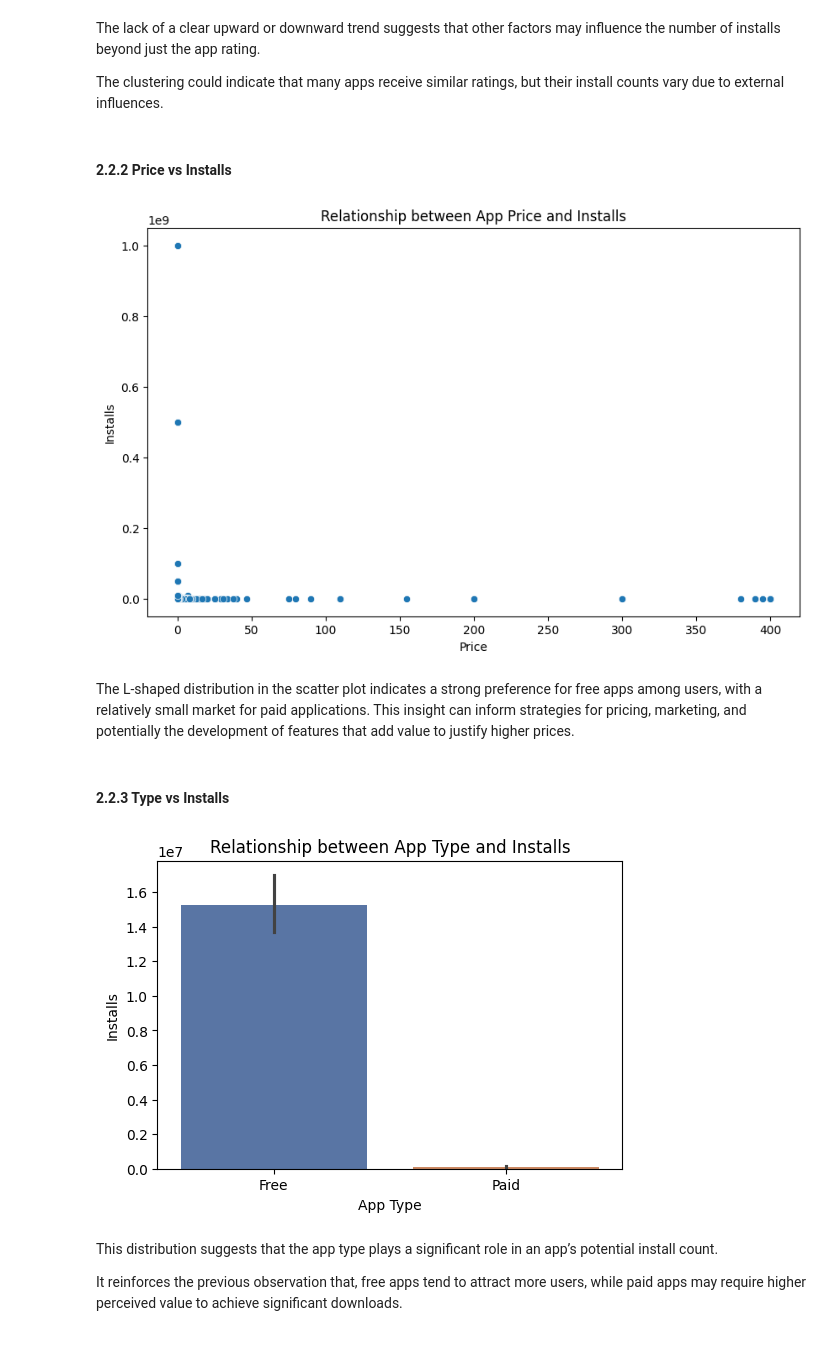
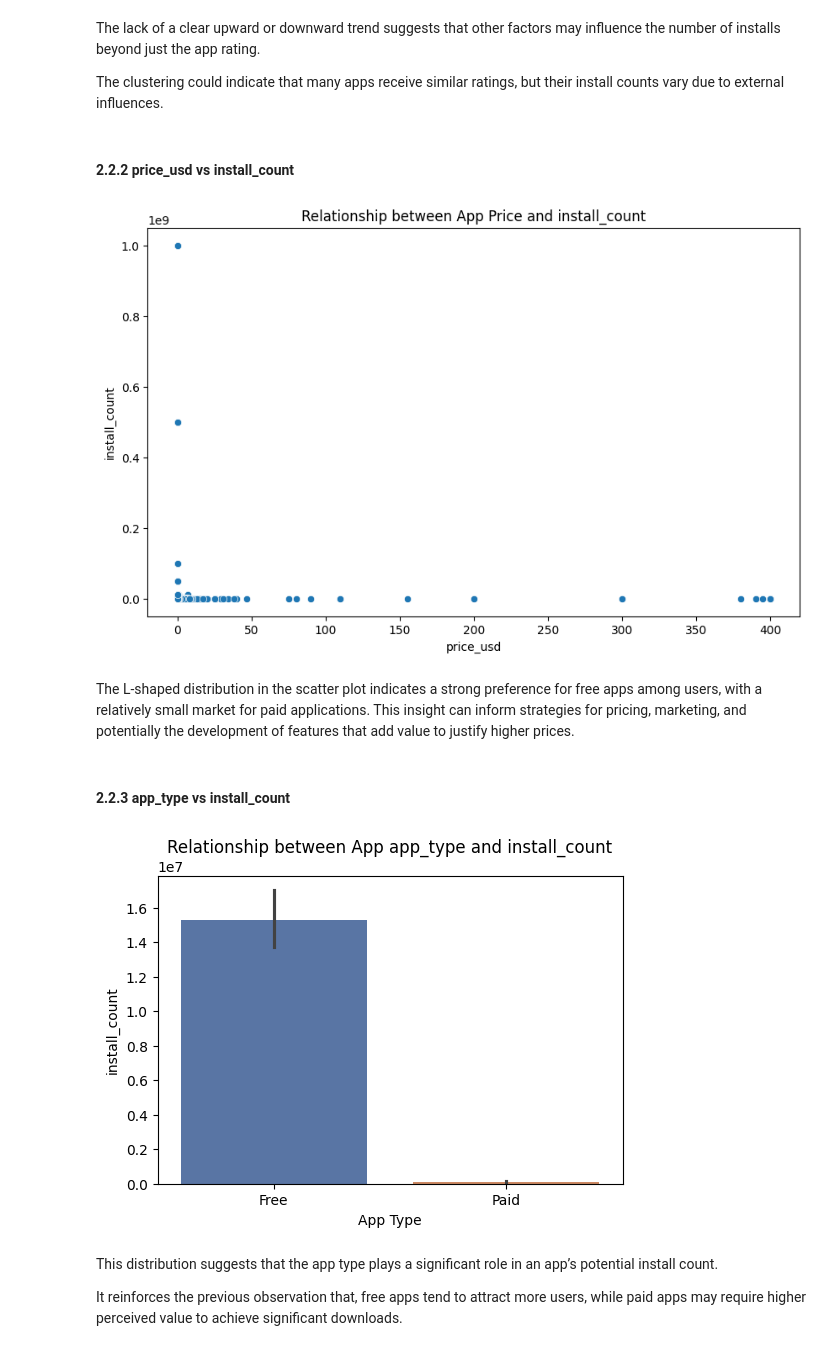
Before and after one commit to Veona-M/Mobile-App-Success-Predictor, a Jupyter notebook: app_success_prediction_model.ipynb, the cells around one changed output. Drawn from its saved outputs; the diff is of its cells as text; code cells hidden in the pictures.

```diff
--- a/app_success_prediction_model.ipynb
+++ b/app_success_prediction_model.ipynb
@@ -51,6 +60,23 @@ memory usage: 1.1+ MB
 - The dataset contains information on mobile apps, including categories, user ratings, and installation counts among others.
 - Some columns may contain missing values, which we’ll handle in the next steps.
 - The data types include both numeric and categorical variables, which will influence our preprocessing steps.
+# %%
+# Rename columns
+df.rename(columns={
+    'App': 'app_name',
+    'Category': 'category',
+    'Rating': 'rating',
+    'Reviews': 'reviews_count',
+    'Size': 'size',
+    'Installs': 'install_count',
+    'Type': 'app_type',
+    'Price': 'price_usd',
+    'Content Rating': 'content_rating',
+    'Genres': 'genres',
+    'Last Updated': 'last_updated',
+    'Current Ver': 'current_version',
+    'Android Ver': 'android_version'
+}, inplace=True)
 # %% [markdown]
 ###1.2 Missing Values Analysis
 # %%
@@ -77,9 +103,9 @@ missing_df
 # %%
 # Median imputation for Rating
-df.fillna({'Rating': df['Rating'].median()}, inplace=True)
+df.fillna({'rating': df['rating'].median()}, inplace=True)
 
 # Mode imputation for other columns with minimal missing values
-for column in ['Current Ver', 'Android Ver', 'Type', 'Content Rating']:
+for column in ['current_version', 'android_version', 'app_type', 'content_rating']:
     df.fillna({column: df[column].mode()[0]}, inplace=True)
 # %%
 df.isnull().sum()
@@ -129,15 +155,15 @@ df.dtypes
 dtype: object
 # %%
 # Convert 'Reviews' to numeric, removing rows with missing values in 'Reviews'
-df['Reviews'] = pd.to_numeric(df['Reviews'], errors='coerce')
-df.dropna(subset=['Reviews'], inplace=True)
+df['reviews_count'] = pd.to_numeric(df['reviews_count'], errors='coerce')
+df.dropna(subset=['reviews_count'], inplace=True)
 
-# Clean 'Installs' column by removing symbols and converting to numeric, removing any resulting NaN values
-df['Installs'] = pd.to_numeric(df['Installs'].str.replace('+', '').str.replace(',', ''), errors='coerce')
-df.dropna(subset=['Installs'], inplace=True)
+# Clean 'install_count' column by removing symbols and converting to numeric, removing any resulting NaN values
+df['install_count'] = pd.to_numeric(df['install_count'].str.replace('+', '').str.replace(',', ''), errors='coerce')
+df.dropna(subset=['install_count'], inplace=True)
 
-# Remove '$' in 'Price' and convert to float
-df['Price'] = pd.to_numeric(df['Price'].str.replace('$', ''), errors='coerce')
+# Remove '$' in 'price_usd' and convert to float
+df['price_usd'] = pd.to_numeric(df['price_usd'].str.replace('$', ''), errors='coerce')
 # %%
 # Function to convert size to MB
 def convert_size(size):
@@ -150,8 +176,8 @@ def convert_size(size):
     return None
 
 # Apply the conversion function
-df['Size_MB'] = df['Size'].apply(convert_size)
+df['size_MB'] = df['size'].apply(convert_size)
 
 # Display the resulting DataFrame
-df[['Size', 'Size_MB']]
+df[['size', 'size_MB']]
 # %% [output]
@@ -375,31 +400,31 @@ The lack of a clear upward or downward trend suggests that other factors may inf
 
 The clustering could indicate that many apps receive similar ratings, but their install counts vary due to external influences.
 # %% [markdown]
-#### 2.2.2 Price vs Installs
+#### 2.2.2 price_usd vs install_count
 # %%
 #Visualization: Scatterplot
 plt.figure(figsize=(10, 6))
-sns.scatterplot(x='Price', y='Installs', data=df)
-plt.title('Relationship between App Price and Installs')
-plt.xlabel('Price')
-plt.ylabel('Installs')
+sns.scatterplot(x='price_usd', y='install_count', data=df)
+plt.title('Relationship between App Price and install_count')
+plt.xlabel('price_usd')
+plt.ylabel('install_count')
 plt.show()
 # %% [output]
-[figure, old version]
+[figure, new version]
 # %% [markdown]
 The L-shaped distribution in the scatter plot indicates a strong preference for free apps among users, with a relatively small market for paid applications. This insight can inform strategies for pricing, marketing, and potentially the development of features that add value to justify higher prices.
 # %% [markdown]
-#### 2.2.3 Type vs Installs
+#### 2.2.3 app_type vs install_count
 # %%
 #Visualization: barplot
 plt.figure(figsize=(6, 4))
-sns.barplot(x='Type', y='Installs', data=df, hue='Type', palette='deep')
-plt.title('Relationship between App Type and Installs')
+sns.barplot(x='app_type', y='install_count', data=df, hue='app_type', palette='deep')
+plt.title('Relationship between App app_type and install_count')
 plt.xlabel('App Type')
-plt.ylabel('Installs')
+plt.ylabel('install_count')
 plt.show()
 # %% [output]
-[figure, old version]
+[figure, new version]
 # %% [markdown]
 This distribution suggests that the app type plays a significant role in an app’s potential install count.
 
```
Also changed, not shown: parts of 100 cells of this notebook.
